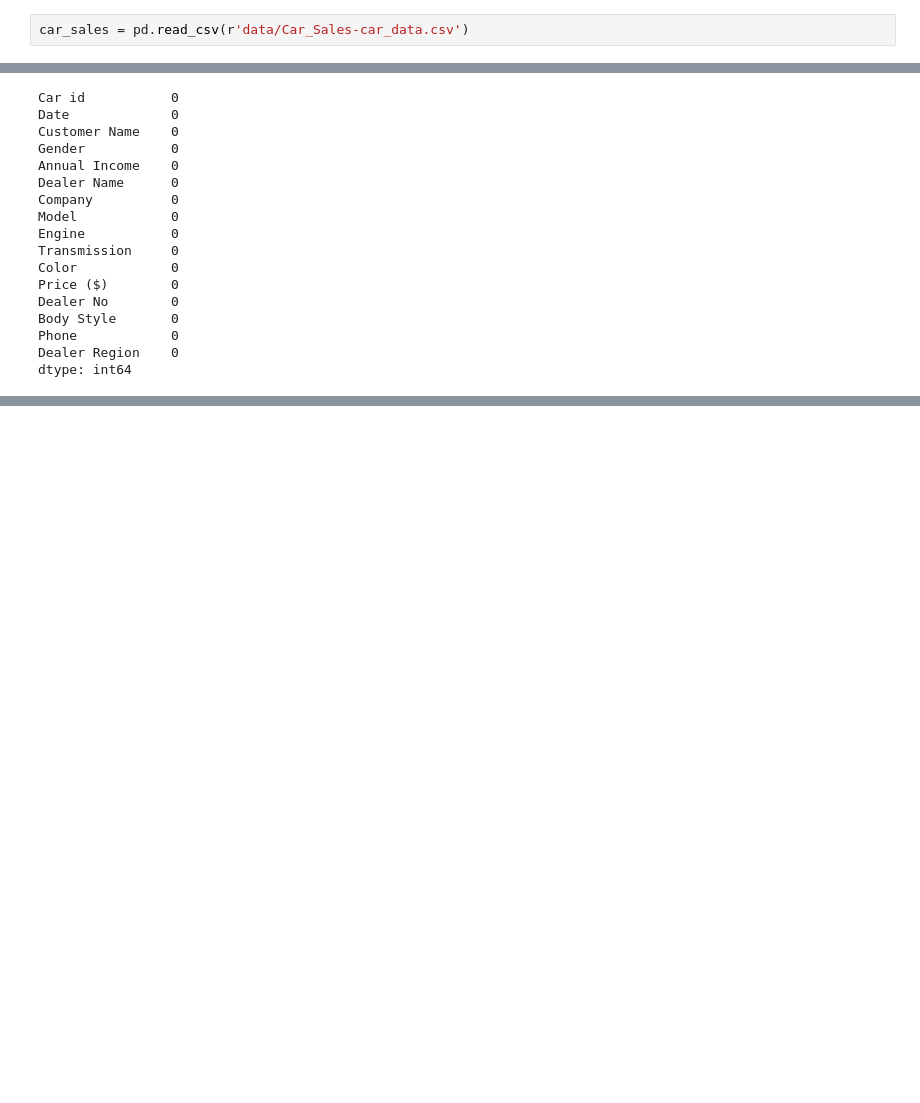
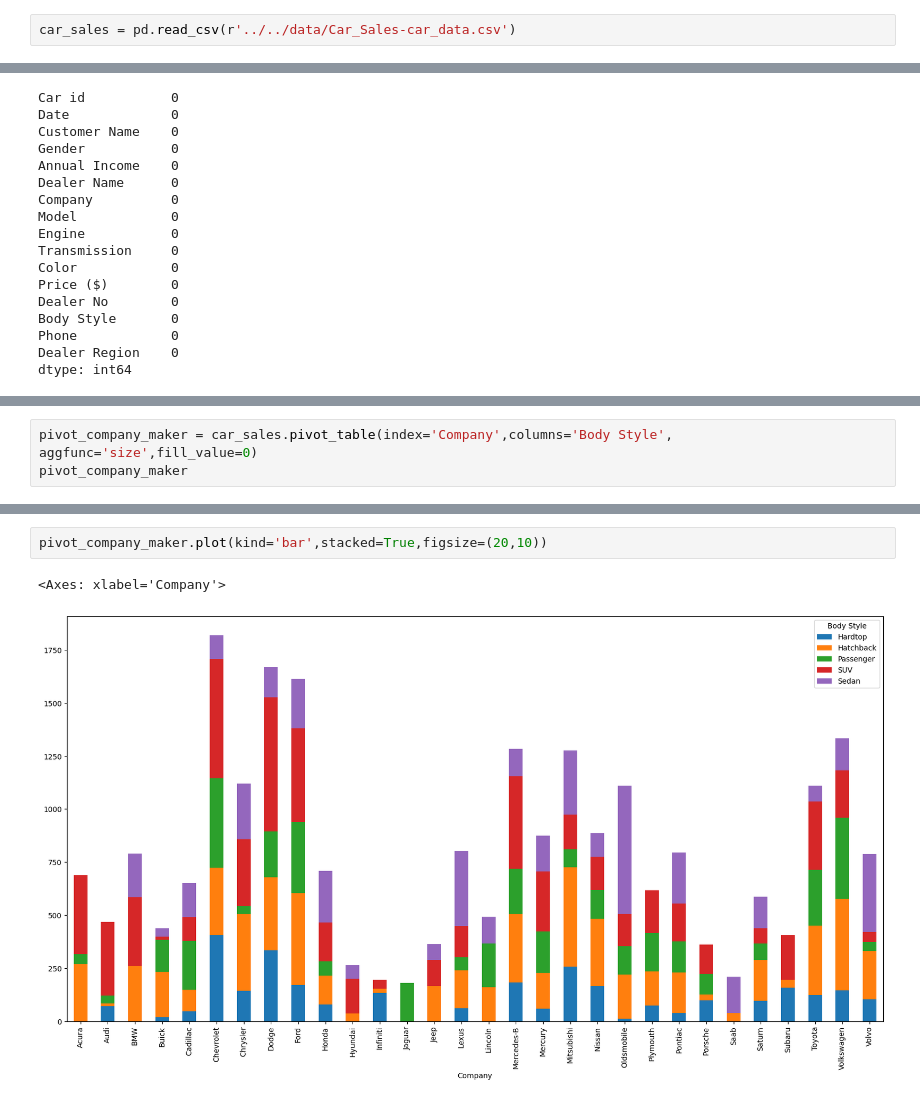
Before and after one commit to leolion023/Travis_Helton_car_sales, a Jupyter notebook: src/Notebooks/car_sales.ipynb, the cells around one changed output, grey strips where cells are left out. Saved outputs shown, nothing was run; the diff lists cells and outputs as text; blank space fills up the shorter version.

Commit message:
add graph for maker and body style

```diff
--- a/src/Notebooks/car_sales.ipynb
+++ b/src/Notebooks/car_sales.ipynb
@@ -13,7 +13,7 @@ import seaborn as sns
 from ast import literal_eval
 import os
 # %%
-car_sales = pd.read_csv(r'data/Car_Sales-car_data.csv')
+car_sales = pd.read_csv(r'../../data/Car_Sales-car_data.csv')
 # %%
 car_sales
 # %% [output]
@@ -128,0 +157,3 @@ dtype: int64
+# %%
+pivot_company_maker = car_sales.pivot_table(index='Company',columns='Body Style', aggfunc='size',fill_value=0)
+pivot_company_maker
@@ -128,0 +179,5 @@ dtype: int64
+# %%
+pivot_company_maker.plot(kind='bar',stacked=True,figsize=(20,10))
+# %% [output]
+<Axes: xlabel='Company'>
+[figure, added]
```
Also changed, not shown: parts of 4 cells of this notebook.
